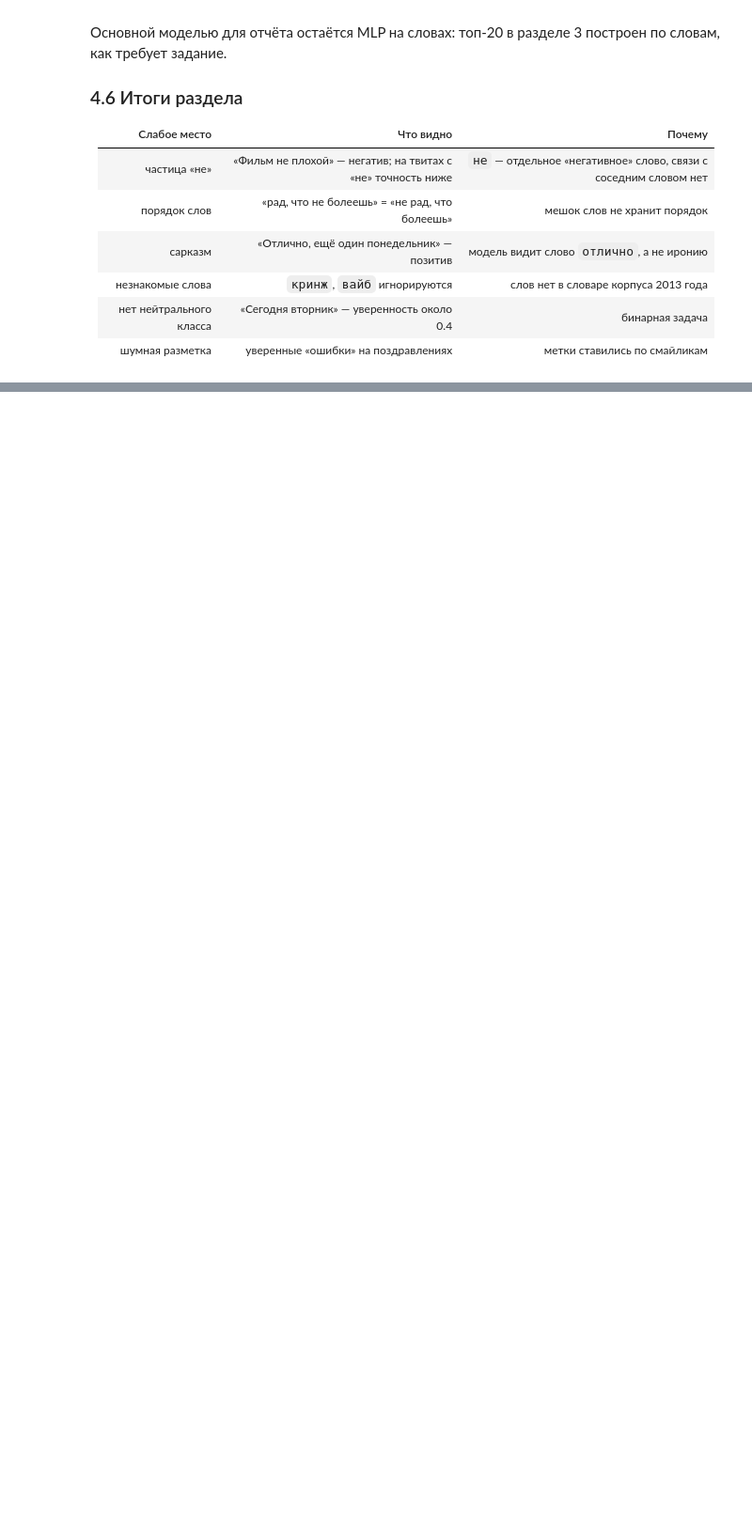
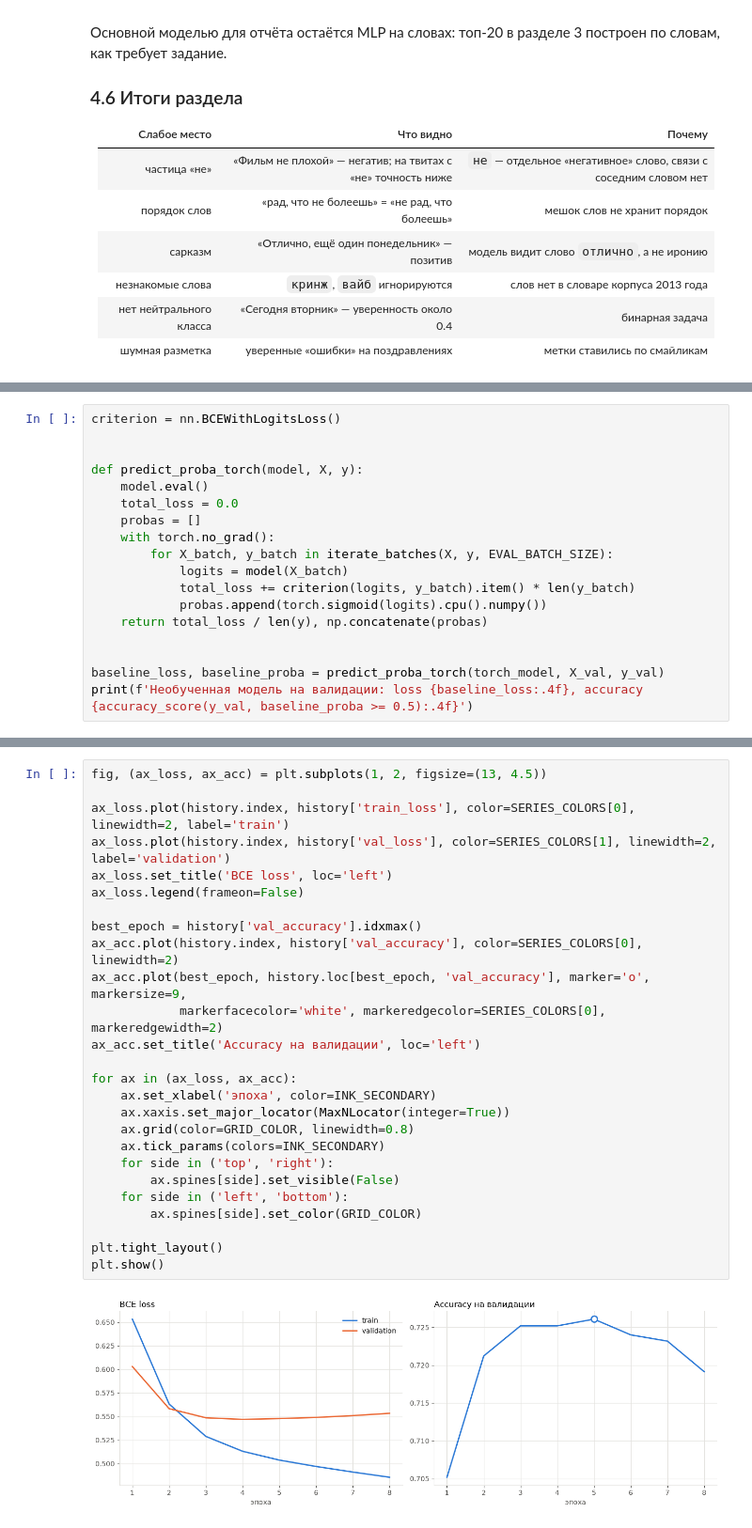
Before and after one commit to Andrey-Yurchuk/sentiment-analysis, a Jupyter notebook: notebooks/sentiment_tfidf_mlp.ipynb, the cells around one changed output, grey strips where cells are left out. Shown at 94% size. Saved outputs shown, nothing was run; the diff lists cells and outputs as text; blank space fills up the shorter version.

Commit message:
feat(notebook): PyTorch MLP implementation with GPU support

```diff
--- a/notebooks/sentiment_tfidf_mlp.ipynb
+++ b/notebooks/sentiment_tfidf_mlp.ipynb
@@ -1281,0 +1384,18 @@ pd.DataFrame({
+# %%
+criterion = nn.BCEWithLogitsLoss()
+
+
+def predict_proba_torch(model, X, y):
+    model.eval()
+    total_loss = 0.0
+    probas = []
+    with torch.no_grad():
+        for X_batch, y_batch in iterate_batches(X, y, EVAL_BATCH_SIZE):
+            logits = model(X_batch)
+            total_loss += criterion(logits, y_batch).item() * len(y_batch)
+            probas.append(torch.sigmoid(logits).cpu().numpy())
+    return total_loss / len(y), np.concatenate(probas)
+
+
+baseline_loss, baseline_proba = predict_proba_torch(torch_model, X_val, y_val)
+print(f'Необученная модель на валидации: loss {baseline_loss:.4f}, accuracy {accuracy_score(y_val, baseline_proba >= 0.5):.4f}')
@@ -1281,0 +1472,28 @@ pd.DataFrame({
+# %%
+fig, (ax_loss, ax_acc) = plt.subplots(1, 2, figsize=(13, 4.5))
+
+ax_loss.plot(history.index, history['train_loss'], color=SERIES_COLORS[0], linewidth=2, label='train')
+ax_loss.plot(history.index, history['val_loss'], color=SERIES_COLORS[1], linewidth=2, label='validation')
+ax_loss.set_title('BCE loss', loc='left')
+ax_loss.legend(frameon=False)
+
+best_epoch = history['val_accuracy'].idxmax()
+ax_acc.plot(history.index, history['val_accuracy'], color=SERIES_COLORS[0], linewidth=2)
+ax_acc.plot(best_epoch, history.loc[best_epoch, 'val_accuracy'], marker='o', markersize=9,
+            markerfacecolor='white', markeredgecolor=SERIES_COLORS[0], markeredgewidth=2)
+ax_acc.set_title('Accuracy на валидации', loc='left')
+
+for ax in (ax_loss, ax_acc):
+    ax.set_xlabel('эпоха', color=INK_SECONDARY)
+    ax.xaxis.set_major_locator(MaxNLocator(integer=True))
+    ax.grid(color=GRID_COLOR, linewidth=0.8)
+    ax.tick_params(colors=INK_SECONDARY)
+    for side in ('top', 'right'):
+        ax.spines[side].set_visible(False)
+    for side in ('left', 'bottom'):
+        ax.spines[side].set_color(GRID_COLOR)
+
+plt.tight_layout()
+plt.show()
+# %% [output]
+[figure, added]
```
Also changed, not shown: parts of 20 cells of this notebook.
